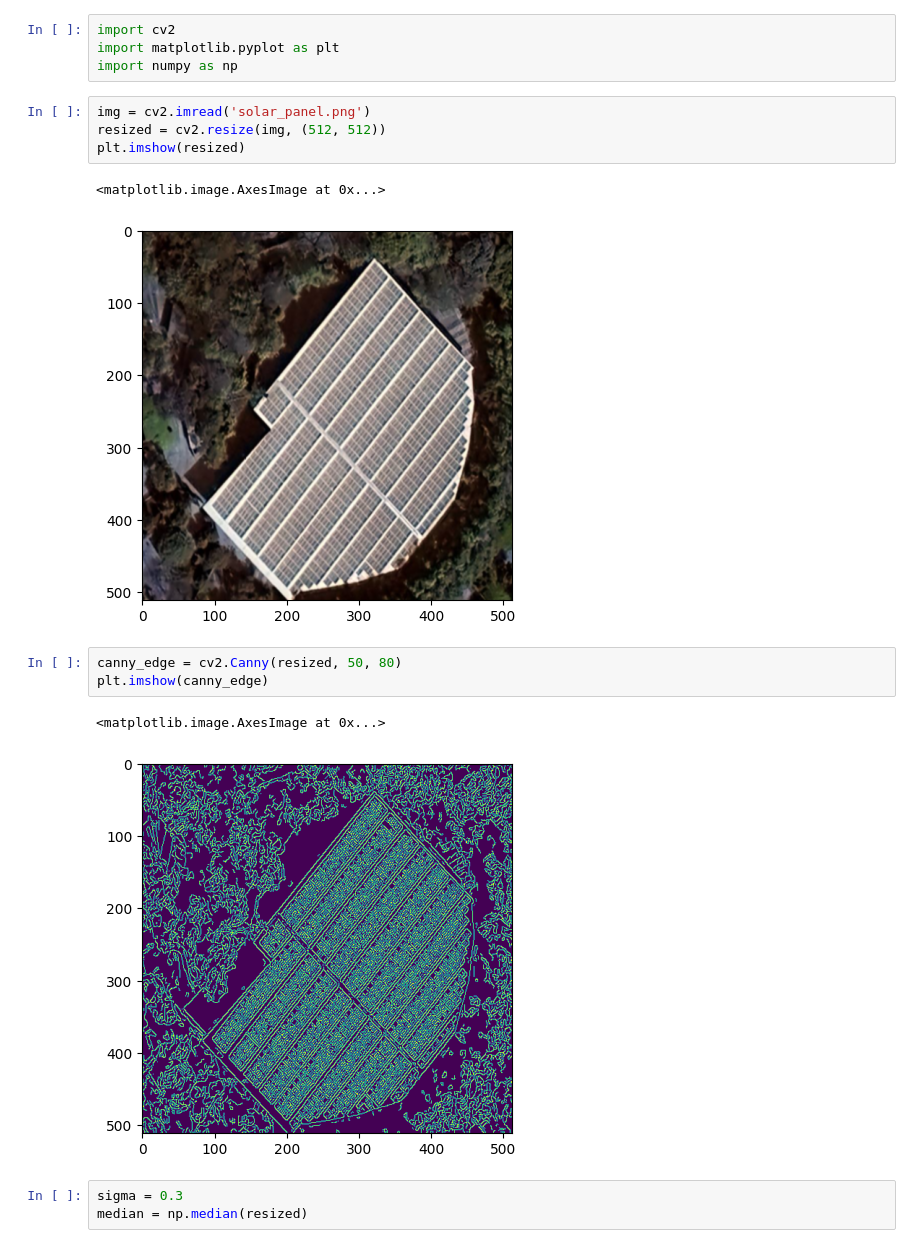
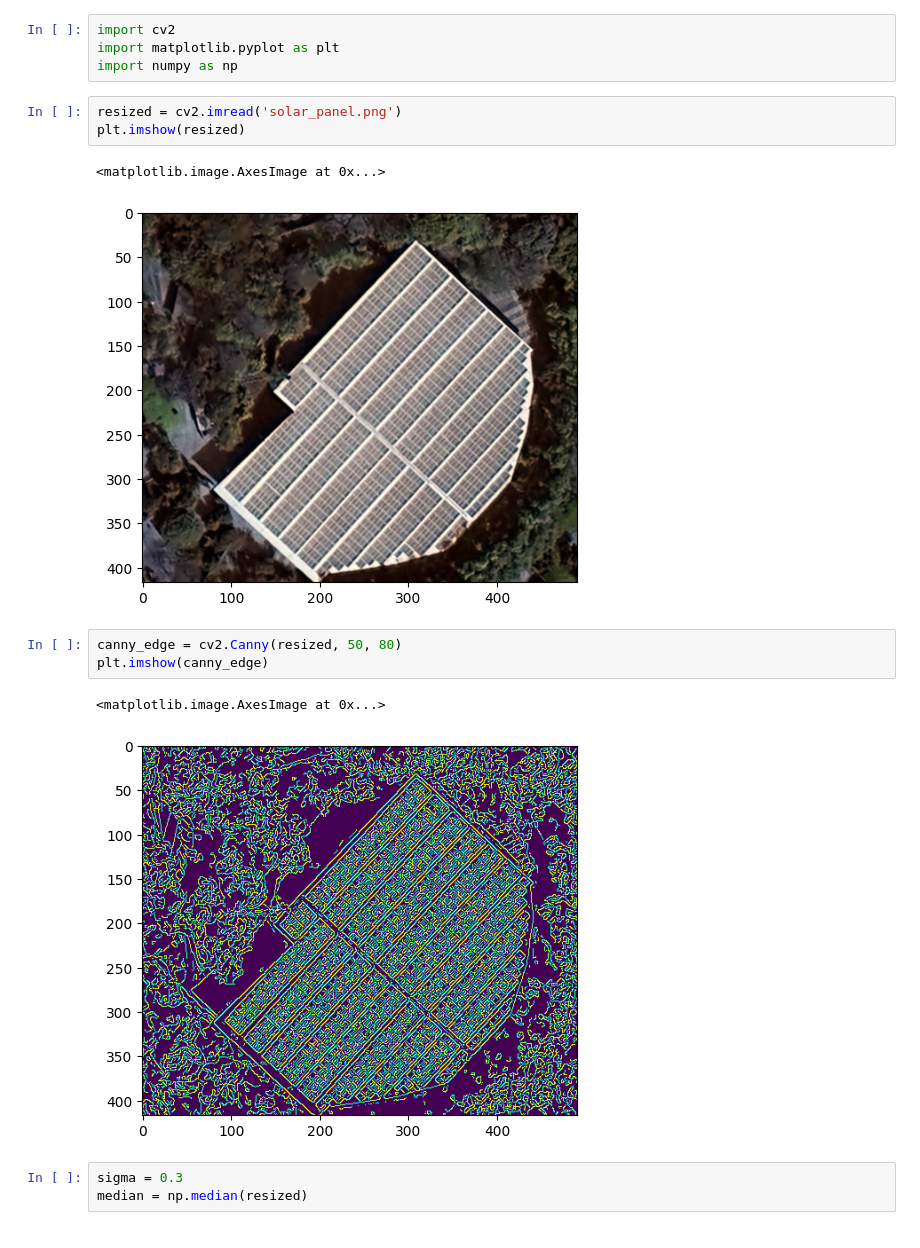
Before and after one commit to VishuKalier2003/Renewable-Solar-Energy-Estimation-using-Satellite-Images, a Jupyter notebook: models/edgeDetection/hed.ipynb, the cells around one changed output. Drawn from its saved outputs; the diff is of its cells as text.

```diff
--- a/models/edgeDetection/hed.ipynb
+++ b/models/edgeDetection/hed.ipynb
@@ -3,18 +3,17 @@ import cv2
 import matplotlib.pyplot as plt
 import numpy as np
 # %%
-img = cv2.imread('solar_panel.png')
-resized = cv2.resize(img, (512, 512))
+resized = cv2.imread('solar_panel.png')
 plt.imshow(resized)
 # %% [output]
 <matplotlib.image.AxesImage at 0x...>
-[figure, old version]
+[figure, new version]
 # %%
 canny_edge = cv2.Canny(resized, 50, 80)
 plt.imshow(canny_edge)
 # %% [output]
 <matplotlib.image.AxesImage at 0x...>
-[figure, old version]
+[figure, new version]
 # %%
 sigma = 0.3
 median = np.median(resized)
```
Also changed, not shown: parts of 3 cells of this notebook.
